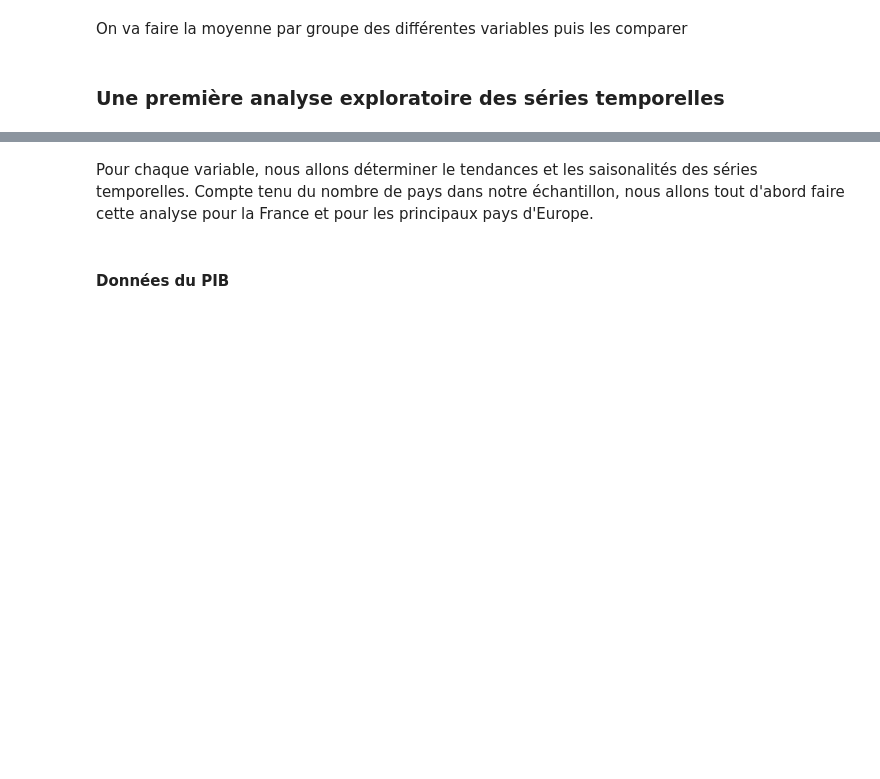
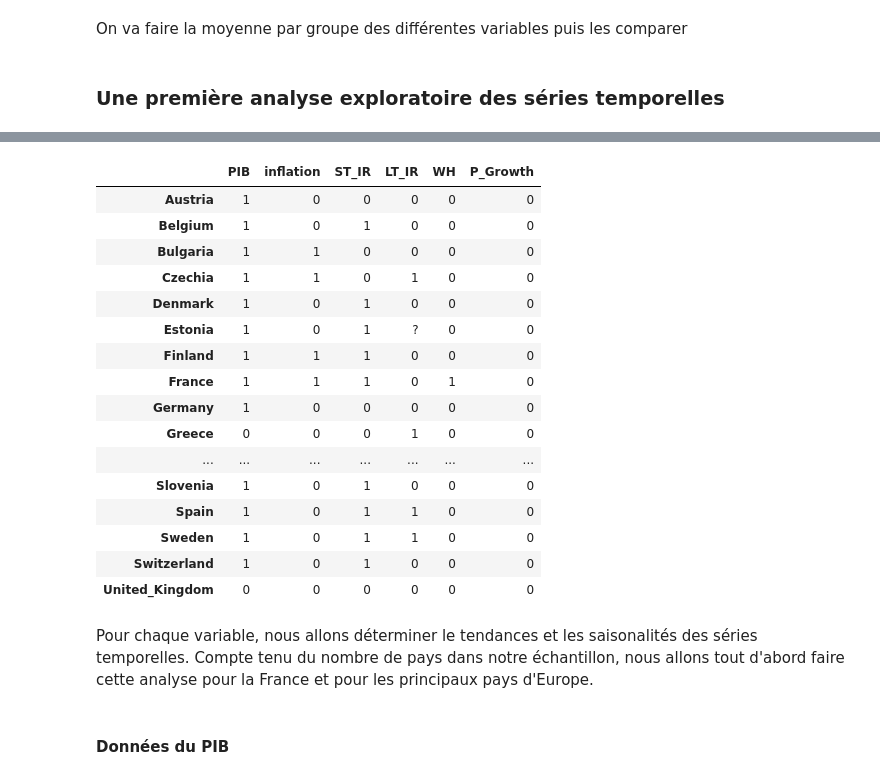
Before and after one commit to enriquealarcon01/Stat-App, a Jupyter notebook: Visualisation.ipynb, the cells around one changed output, grey strips where cells are left out. Cells and saved outputs as stored; diff of their text form; code cells hidden in the pictures; blank space fills up the shorter version.

Commit message:
Ajout des tests ADF (stationnarité)

```diff
--- a/Visualisation.ipynb
+++ b/Visualisation.ipynb
@@ -618,0 +656,40 @@ df_grouped
+# %%
+df_filtered = df.loc[:, ~df.columns.str.contains("CPI")]  # Supprimer CPI
+
+# PIB en glissement annuel
+pib_cols = [col for col in df_filtered.columns if col.startswith('PIB')]
+df_filtered[pib_cols] = df_filtered[pib_cols].pct_change(periods=4) * 100
+df_filtered.rename(columns={'inflation_United': 'inflation_United_Kingdom'}, inplace=True)
+
+
+
+variables = ['PIB', 'inflation', 'ST_IR', 'LT_IR', 'WH', 'P_Growth']
+selected_cols = [col for col in df_filtered.columns if any(col.startswith(var) for var in variables)]
+pays = set()
+for col in selected_cols:
+    for var in variables:
+        pattern = f"^{var}_(.+)$"
+        match = re.match(pattern, col)
+        if match:
+            pays.add(match.group(1))
+            break
+
+pays = sorted(pays)
+
+# --- 5. Initialiser le résultat stationnarité ---
+stationarity_df = pd.DataFrame(index=pays, columns=variables)
+
+# --- 6. Tester la stationnarité ADF pour chaque variable par pays ---
+for country in stationarity_df.index:
+    for var in variables:
+        col_name = f"{var}_{country}"
+        if col_name in df_filtered.columns:
+            serie = df_filtered[col_name].dropna()
+            if len(serie) > 20:  # nombre minimal d'observations
+                result = adfuller(serie, regression='c', autolag='AIC')
+                pval = result[1]
+                stationarity_df.loc[country, var] = int(pval < 0.1)
+            else:
+                stationarity_df.loc[country, var] = '?'
+        else:
+            stationarity_df.loc[country, var] = '?'
@@ -619,3 +706,23 @@ df_grouped
+# %%
+stationarity_df
+# %% [output]
+|  | PIB | inflation | ST_IR | LT_IR | WH | P_Growth |
+| Austria | 1 | 0 | 0 | 0 | 0 | 0 |
+| Belgium | 1 | 0 | 1 | 0 | 0 | 0 |
+| Bulgaria | 1 | 1 | 0 | 0 | 0 | 0 |
+| Czechia | 1 | 1 | 0 | 1 | 0 | 0 |
+| Denmark | 1 | 0 | 1 | 0 | 0 | 0 |
+| Estonia | 1 | 0 | 1 | ? | 0 | 0 |
+| Finland | 1 | 1 | 1 | 0 | 0 | 0 |
+| France | 1 | 1 | 1 | 0 | 1 | 0 |
+| Germany | 1 | 0 | 0 | 0 | 0 | 0 |
+| Greece | 0 | 0 | 0 | 1 | 0 | 0 |
+| ... | ... | ... | ... | ... | ... | ... |
+| Slovenia | 1 | 0 | 1 | 0 | 0 | 0 |
+| Spain | 1 | 0 | 1 | 1 | 0 | 0 |
+| Sweden | 1 | 0 | 1 | 1 | 0 | 0 |
+| Switzerland | 1 | 0 | 1 | 0 | 0 | 0 |
+| United_Kingdom | 0 | 0 | 0 | 0 | 0 | 0 |
 # %% [markdown]
 Pour chaque variable, nous allons déterminer  le tendances et les saisonalités des séries temporelles. Compte tenu du nombre de pays dans notre échantillon, nous allons tout d'abord faire cette analyse pour la France et pour les principaux pays d'Europe.
 # %% [markdown]
```
Also changed, not shown: parts of 6 cells of this notebook.
